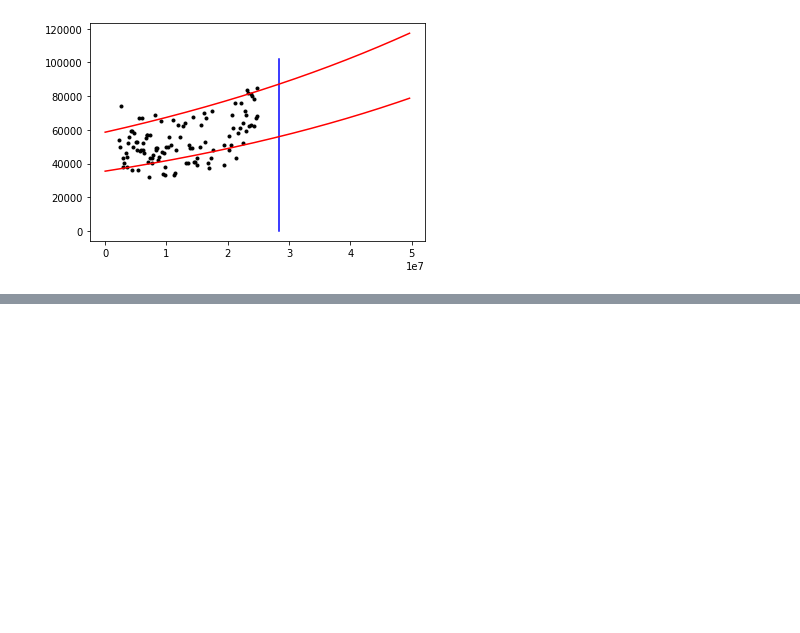
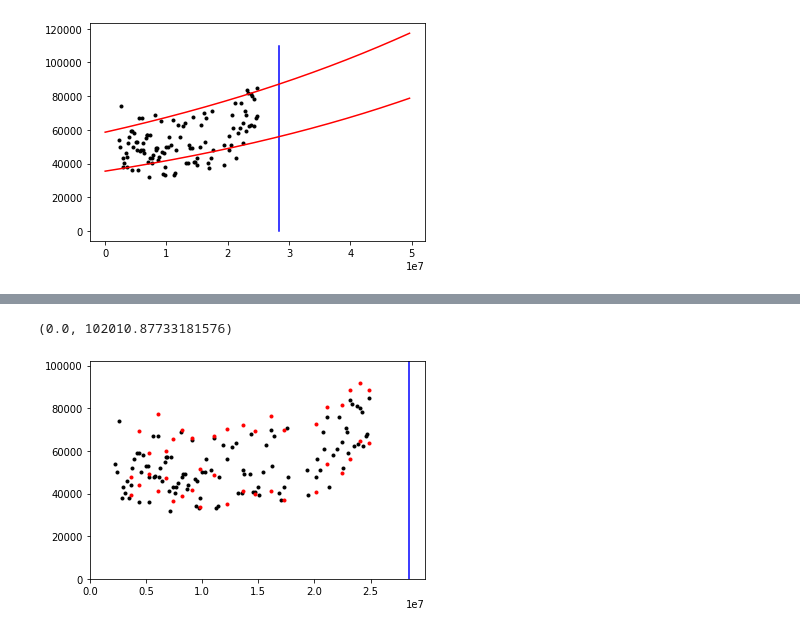
Before and after one commit to josephmate/PredictBabyDelivery, a Jupyter notebook: analysis.ipynb, the cells around one changed output, grey strips where cells are left out. Cells and saved outputs as stored; diff of their text form; code cells hidden in the pictures; blank space fills up the shorter version.

```diff
--- a/analysis.ipynb
+++ b/analysis.ipynb
@@ -103,0 +104,27 @@ plt.plot(projected_time, linear_mean_lower_projected, '-', color='red')
+# %%
+# Trying to do windowed again, but do not repeat. Only keep #points/10 instead of #points-10
+
+divided_window_means = []
+divided_window_standard_devs = []
+divided_window_mean_upper = []
+divided_window_mean_lower = []
+divided_windowed_time_msec = []
+for i in range(len(contraction_length_msec)-1, 0, -WINDOW_SIZE):
+    contraction_sub_array = contraction_length_msec[i-WINDOW_SIZE+1:i+1]
+    mean = np.mean(contraction_sub_array)
+    standard_dev = np.std(contraction_sub_array)
+    divided_window_means.append(mean)
+    divided_window_standard_devs.append(standard_dev)
+    divided_window_mean_upper.append(mean+NUM_SIGMAS*standard_dev)
+    divided_window_mean_lower.append(mean+NUM_SIGMAS-standard_dev)
+    divided_windowed_time_msec.append(time_msec[i])
+
+plt.plot(time_msec, contraction_length_msec, '.', color='black')
+plt.plot(delivery_line_x, delivery_line_y, '-', color='blue')
+plt.plot(divided_windowed_time_msec, divided_window_mean_upper, '.', color='red')
+plt.plot(divided_windowed_time_msec, divided_window_mean_lower, '.', color='red')
+plt.xlim([0, max(time_msec)*1.2])
+plt.ylim([0, max(contraction_length_msec)*1.2])
+# %% [output]
+(0.0, 102010.87733181576)
+[figure, added]
```
Also changed, not shown: parts of 3 cells of this notebook.
